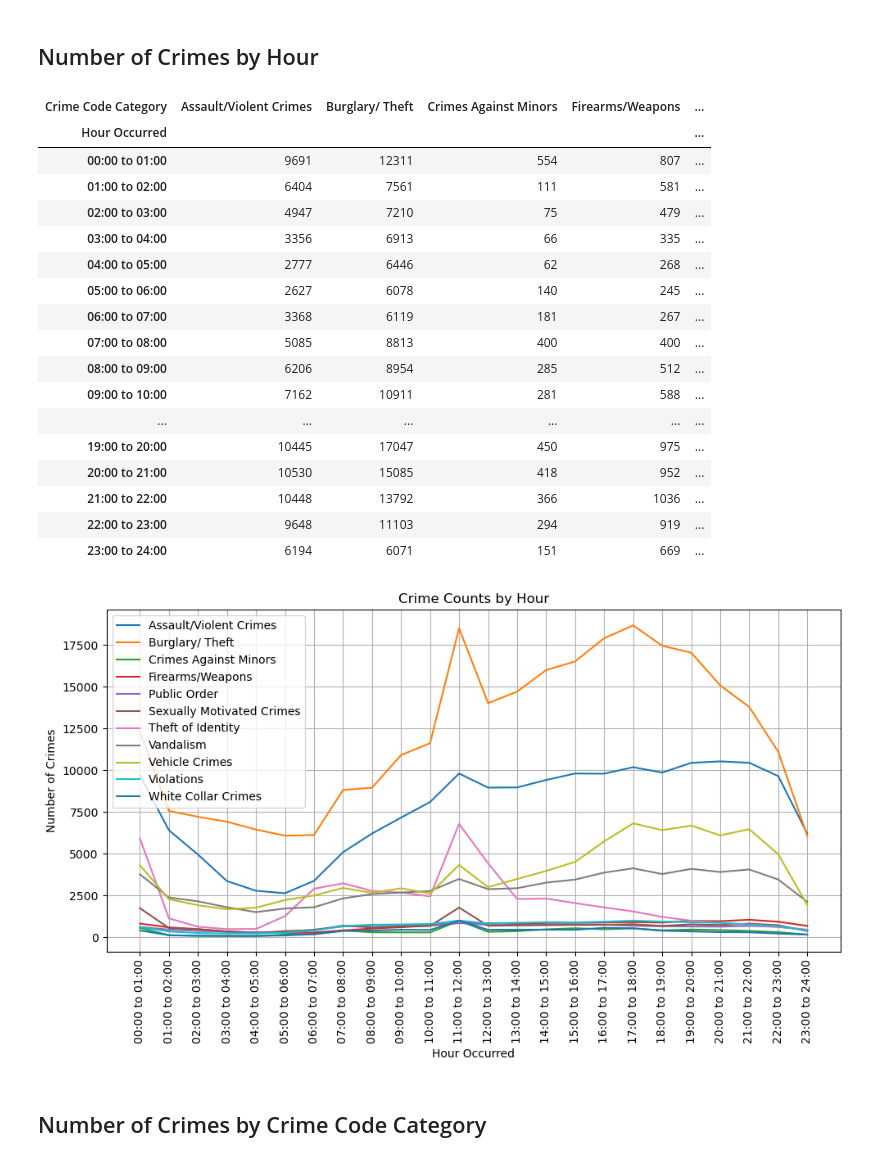
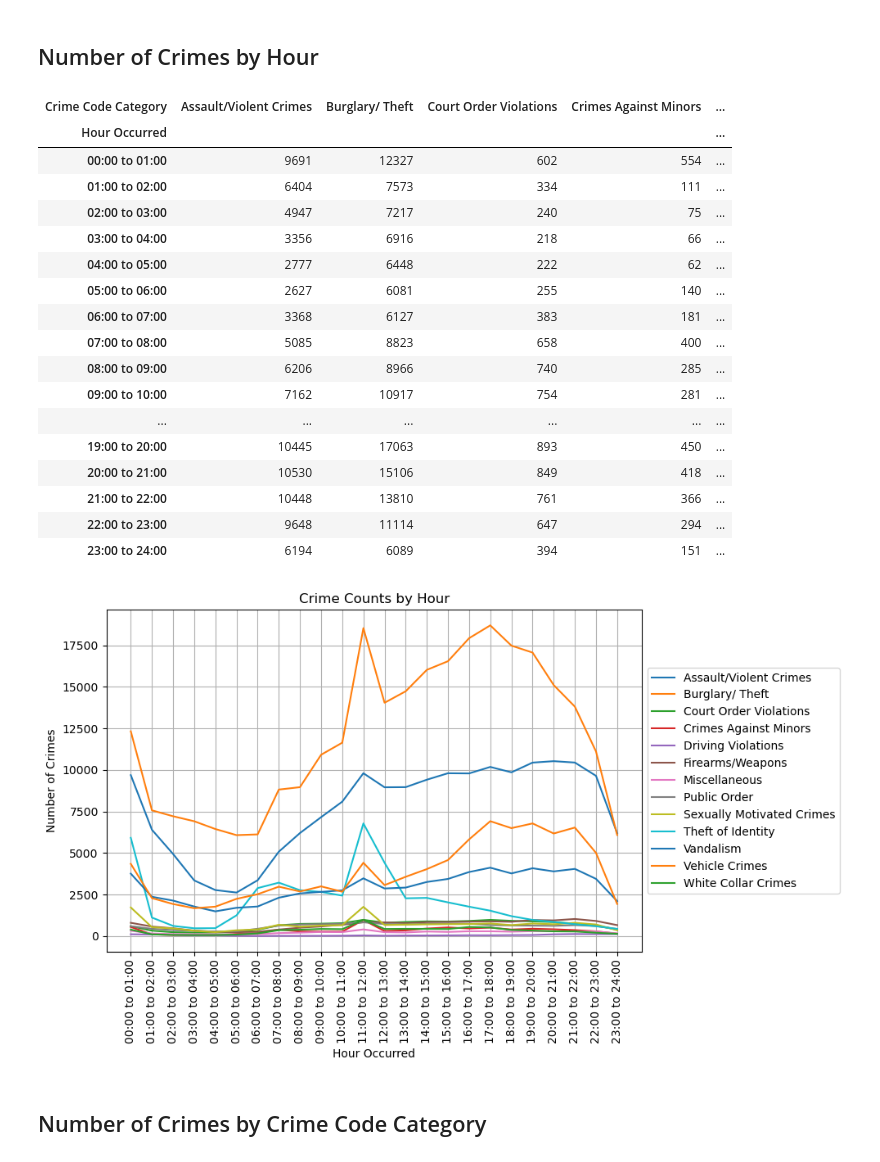
Before and after one commit to dominco5/project1, a Jupyter notebook: Code/data_viz_1.ipynb, the cells around one changed output. Cells and saved outputs as stored; diff of their text form; code cells hidden in the pictures.

Commit message:
updated dataframes and graphs

```diff
--- a/Code/data_viz_1.ipynb
+++ b/Code/data_viz_1.ipynb
@@ -5,7 +5,7 @@ from pathlib import Path
 import matplotlib.pyplot as plt
 import calendar
 # %%
-crime_data_to_load = Path("../project1/Resources/crime_grouped_data.csv")
+crime_data_to_load = Path("../Resources/crime_grouped_data.csv")
 crime_data = pd.read_csv(crime_data_to_load)
 # %% [markdown]
 ## Number of Crimes by Month
@@ -57,40 +59,40 @@ crime_byhour = crime_data.groupby("Crime Code Category")["Hour Occurred"].value_
 crime_byhour_df = crime_byhour.unstack(level=0)
 crime_byhour_df
 # %% [output]
-| Crime Code Category | Assault/Violent Crimes | Burglary/ Theft | Crimes Against Minors | Firearms/Weapons | ... |
+| Crime Code Category | Assault/Violent Crimes | Burglary/ Theft | Court Order Violations | Crimes Against Minors | ... |
 | Hour Occurred |  |  |  |  | ... |
-| 00:00 to 01:00 | 9691 | 12311 | 554 | 807 | ... |
-| 01:00 to 02:00 | 6404 | 7561 | 111 | 581 | ... |
-| 02:00 to 03:00 | 4947 | 7210 | 75 | 479 | ... |
-| 03:00 to 04:00 | 3356 | 6913 | 66 | 335 | ... |
-| 04:00 to 05:00 | 2777 | 6446 | 62 | 268 | ... |
-| 05:00 to 06:00 | 2627 | 6078 | 140 | 245 | ... |
-| 06:00 to 07:00 | 3368 | 6119 | 181 | 267 | ... |
-| 07:00 to 08:00 | 5085 | 8813 | 400 | 400 | ... |
-| 08:00 to 09:00 | 6206 | 8954 | 285 | 512 | ... |
-| 09:00 to 10:00 | 7162 | 10911 | 281 | 588 | ... |
+| 00:00 to 01:00 | 9691 | 12327 | 602 | 554 | ... |
+| 01:00 to 02:00 | 6404 | 7573 | 334 | 111 | ... |
+| 02:00 to 03:00 | 4947 | 7217 | 240 | 75 | ... |
+| 03:00 to 04:00 | 3356 | 6916 | 218 | 66 | ... |
+| 04:00 to 05:00 | 2777 | 6448 | 222 | 62 | ... |
+| 05:00 to 06:00 | 2627 | 6081 | 255 | 140 | ... |
+| 06:00 to 07:00 | 3368 | 6127 | 383 | 181 | ... |
+| 07:00 to 08:00 | 5085 | 8823 | 658 | 400 | ... |
+| 08:00 to 09:00 | 6206 | 8966 | 740 | 285 | ... |
+| 09:00 to 10:00 | 7162 | 10917 | 754 | 281 | ... |
 | ... | ... | ... | ... | ... | ... |
-| 19:00 to 20:00 | 10445 | 17047 | 450 | 975 | ... |
-| 20:00 to 21:00 | 10530 | 15085 | 418 | 952 | ... |
-| 21:00 to 22:00 | 10448 | 13792 | 366 | 1036 | ... |
-| 22:00 to 23:00 | 9648 | 11103 | 294 | 919 | ... |
-| 23:00 to 24:00 | 6194 | 6071 | 151 | 669 | ... |
+| 19:00 to 20:00 | 10445 | 17063 | 893 | 450 | ... |
+| 20:00 to 21:00 | 10530 | 15106 | 849 | 418 | ... |
+| 21:00 to 22:00 | 10448 | 13810 | 761 | 366 | ... |
+| 22:00 to 23:00 | 9648 | 11114 | 647 | 294 | ... |
+| 23:00 to 24:00 | 6194 | 6089 | 394 | 151 | ... |
 # %%
 plt.figure(figsize=(10, 6))
 
 for column in crime_byhour_df.columns:
     plt.plot(crime_byhour_df.index, crime_byhour_df[column], label=column)
 
 plt.xlabel("Hour Occurred")
 plt.ylabel("Number of Crimes")
 plt.title("Crime Counts by Hour")
-plt.legend()
+plt.legend(loc='center left', bbox_to_anchor=(1, 0.5))
 plt.grid(True)
 
 plt.xticks(rotation=90)
 plt.tight_layout()
 # %% [output]
-[figure, old version]
+[figure, new version]
 # %% [markdown]
 ## Number of Crimes by Crime Code Category
 # %%
```
Also changed, not shown: parts of 8 cells of this notebook.
